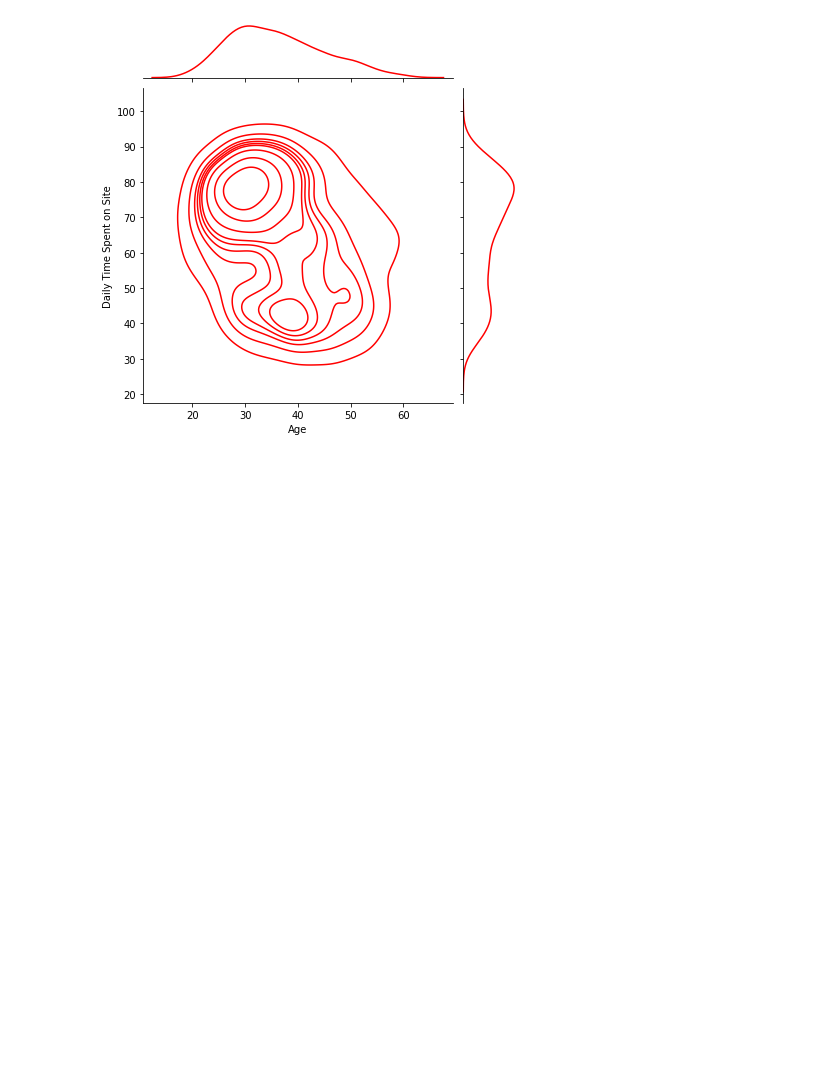
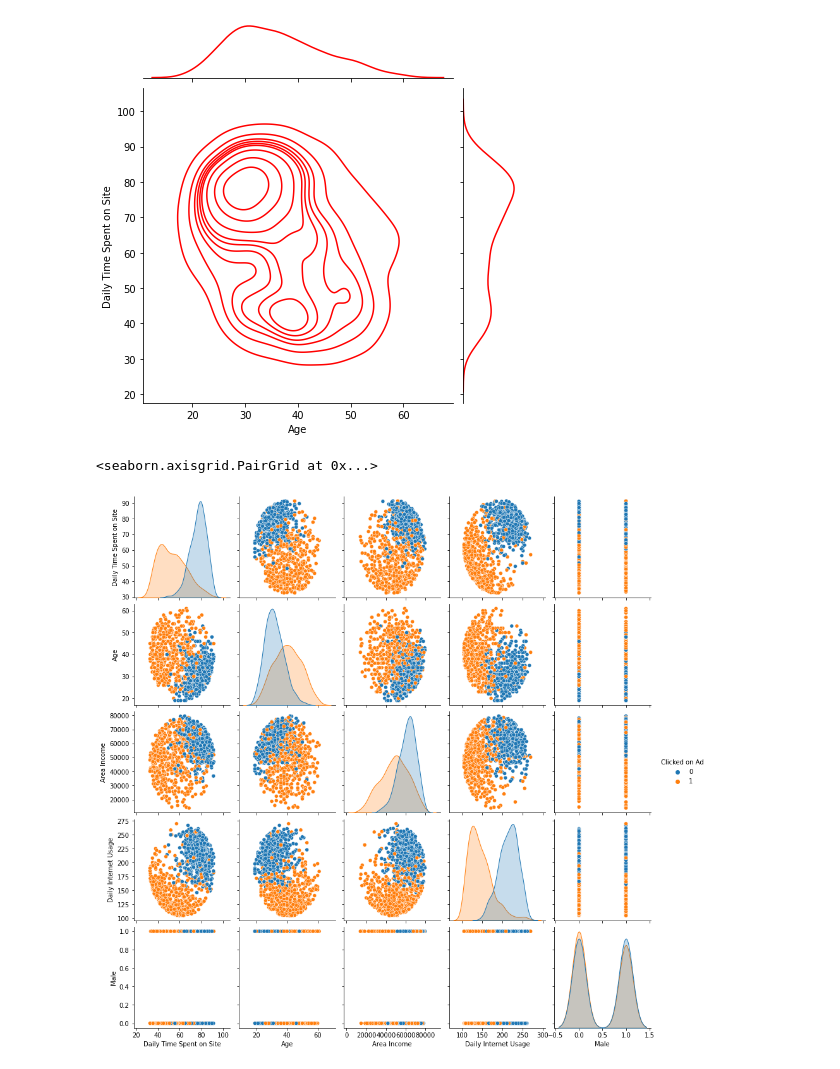
Before and after one commit to babiswas/pandasrepo, a Jupyter notebook: Untitled10.ipynb, the cells around one changed output. Saved outputs shown, nothing was run; the diff lists cells and outputs as text; code cells hidden in the pictures; blank space fills up the shorter version.

```diff
--- a/Untitled10.ipynb
+++ b/Untitled10.ipynb
@@ -130,4 +130,9 @@ sns.jointplot(x="Age",y="Daily Time Spent on Site",data=df,kind='kde',color='red
 # %% [output]
 <seaborn.axisgrid.JointGrid at 0x...>
 [figure]
+# %%
+sns.pairplot(df,hue='Clicked on Ad')
+# %% [output]
+<seaborn.axisgrid.PairGrid at 0x...>
+[figure, added]
 # %%
```
Also changed, not shown: parts of 5 cells of this notebook.
